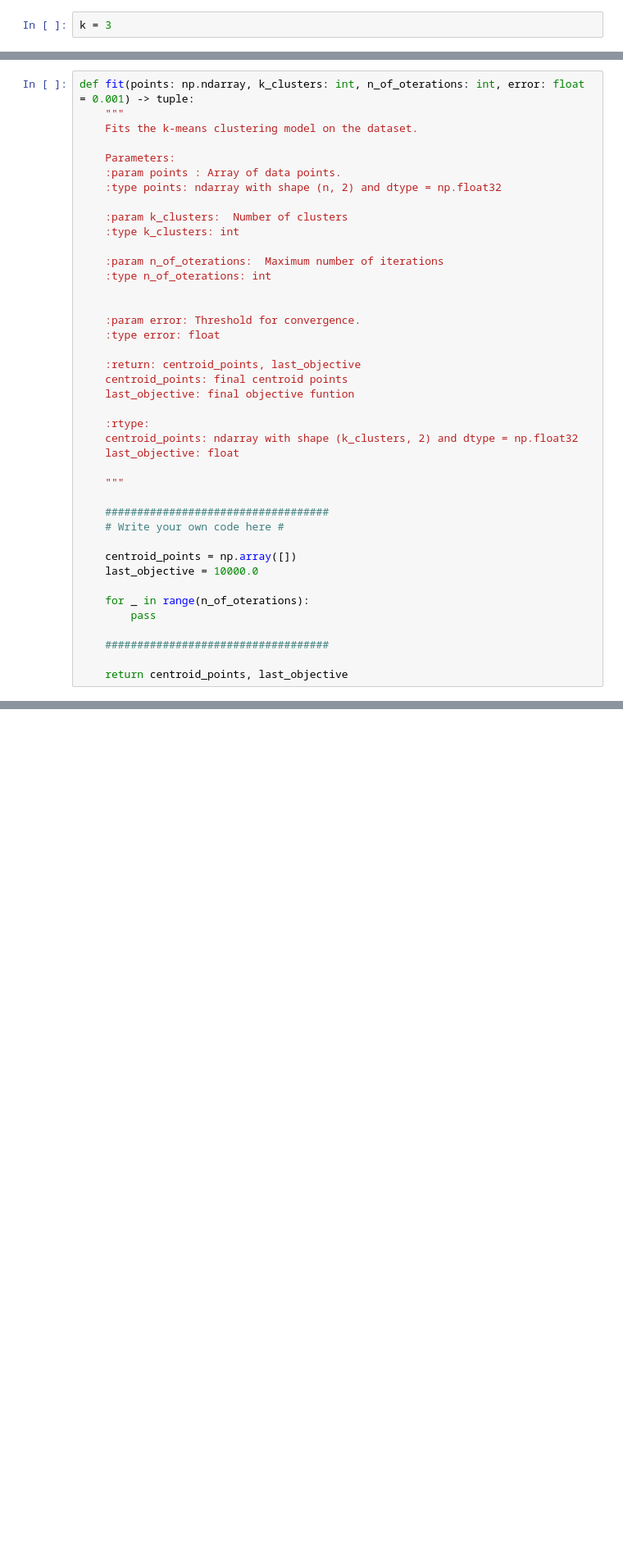
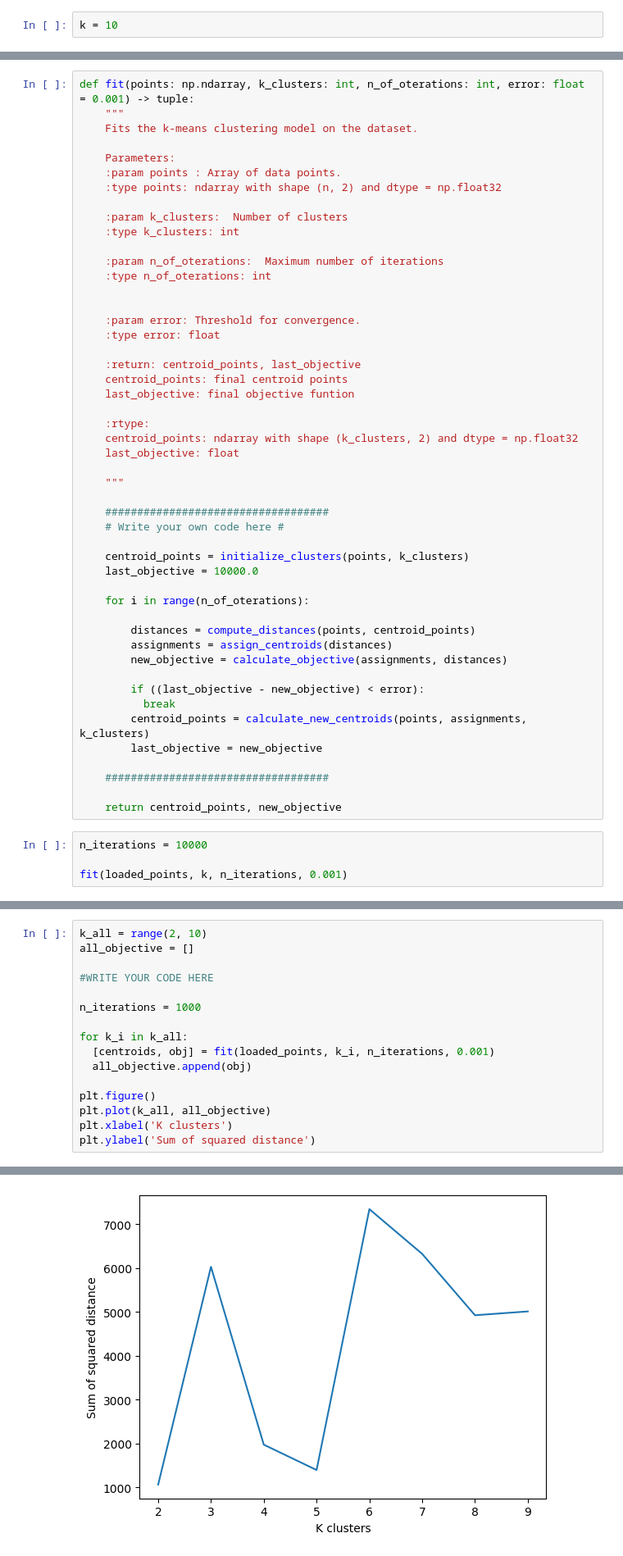
Before and after one commit to GraniteGobbler/MPA-MLF-Kois, a Jupyter notebook: Lab_02/Lab_02_task.ipynb, the cells around one changed output, grey strips where cells are left out. Shown at 82% size. Cells and saved outputs as stored; diff of their text form; blank space fills up the shorter version.

```diff
--- a/Lab_02/Lab_02_task.ipynb
+++ b/Lab_02/Lab_02_task.ipynb
@@ -122,7 +122,7 @@ plt.scatter(loaded_points[:,0],loaded_points[:,1])
 # %% [markdown]
 ### 1. Specify number of clusters *K*
 # %%
-k = 3
+k = 10
 # %% [markdown]
 ### 2. initialize centroids
 # %% [markdown]
@@ -405,12 +416,24 @@ def fit(points: np.ndarray, k_clusters: int, n_of_oterations: int, error: float
     ###################################
     # Write your own code here #
 
-    centroid_points = np.array([])
+    centroid_points = initialize_clusters(points, k_clusters)
     last_objective = 10000.0
 
-    for _ in range(n_of_oterations):
-        pass
+    for i in range(n_of_oterations):
+
+        distances = compute_distances(points, centroid_points)
+        assignments = assign_centroids(distances)
+        new_objective = calculate_objective(assignments, distances)
+
+        if ((last_objective - new_objective) < error):
+          break
+        centroid_points = calculate_new_centroids(points, assignments, k_clusters)
+        last_objective = new_objective
 
     ###################################
 
-    return centroid_points, last_objective
+    return centroid_points, new_objective
+# %%
+n_iterations = 10000
+
+fit(loaded_points, k, n_iterations, 0.001)
@@ -459,0 +489,17 @@ all_objective = []
+# %%
+k_all = range(2, 10)
+all_objective = []
+
+#WRITE YOUR CODE HERE
+
+n_iterations = 1000
+
+for k_i in k_all:
+  [centroids, obj] = fit(loaded_points, k_i, n_iterations, 0.001)
+  all_objective.append(obj)
+
+plt.figure()
+plt.plot(k_all, all_objective)
+plt.xlabel('K clusters')
+plt.ylabel('Sum of squared distance')
+# %% [output]
@@ -460,3 +507,4 @@ all_objective = []
+[figure, added]
 # %%
 plt.figure()
 plt.plot(k_all, all_objective)
```
Also changed, not shown: parts of 10 cells of this notebook.
